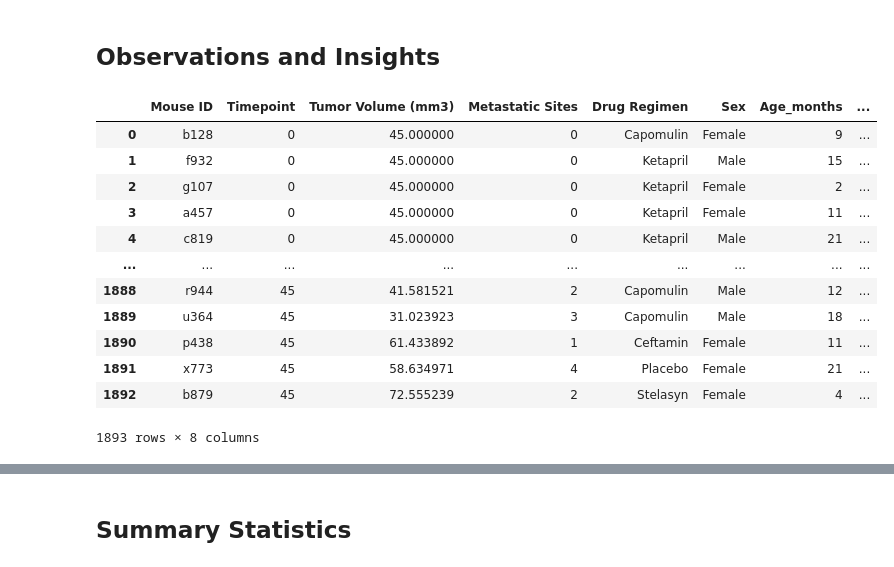
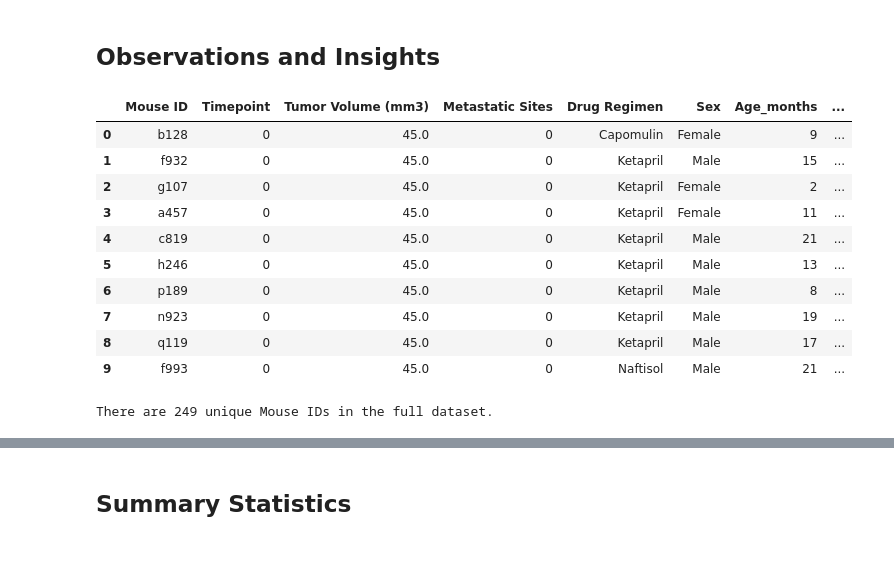
Before and after one commit to d-jimenez/Matplotlib-Challenge, a Jupyter notebook: Pymaceuticals/main.ipynb, the cells around one changed output, grey strips where cells are left out. Drawn from its saved outputs; the diff is of its cells as text; code cells hidden in the pictures.

```diff
--- a/Pymaceuticals/main.ipynb
+++ b/Pymaceuticals/main.ipynb
@@ -1,39 +1,43 @@
 # %% [markdown]
 ## Observations and Insights
 # %%
-# Dependencies and Setup
+# Import dependencies
 import matplotlib.pyplot as plt
 import pandas as pd
 import scipy.stats as sts
 import os
 import numpy as np
 from sklearn import datasets
 from scipy.stats import linregress
 
-# Study data files
+# Study data file paths
 mouse_metadata_path=os.path.join('data','Mouse_metadata.csv')
 study_results_path=os.path.join('data','Study_results.csv')
 
-# Read the mouse data and the study results
+# Read the mouse data and the study results as dataframes
 mouse_metadata_df = pd.read_csv(mouse_metadata_path)
 study_results_df = pd.read_csv(study_results_path)
 
 # Combine the data into a single datase
 full_mice_study_df=study_results_df.merge(mouse_metadata_df,how='left',on='Mouse ID')
 
 # Display the data table for preview
-full_mice_study_df
+full_mice_study_df.head(10)
 # %% [output]
 |  | Mouse ID | Timepoint | Tumor Volume (mm3) | Metastatic Sites | Drug Regimen | Sex | Age_months | ... |
-| 0 | b128 | 0 | 45.000000 | 0 | Capomulin | Female | 9 | ... |
-| 1 | f932 | 0 | 45.000000 | 0 | Ketapril | Male | 15 | ... |
-| 2 | g107 | 0 | 45.000000 | 0 | Ketapril | Female | 2 | ... |
-| 3 | a457 | 0 | 45.000000 | 0 | Ketapril | Female | 11 | ... |
-| 4 | c819 | 0 | 45.000000 | 0 | Ketapril | Male | 21 | ... |
-| ... | ... | ... | ... | ... | ... | ... | ... | ... |
-| 1888 | r944 | 45 | 41.581521 | 2 | Capomulin | Male | 12 | ... |
-| 1889 | u364 | 45 | 31.023923 | 3 | Capomulin | Male | 18 | ... |
-| 1890 | p438 | 45 | 61.433892 | 1 | Ceftamin | Female | 11 | ... |
-| 1891 | x773 | 45 | 58.634971 | 4 | Placebo | Female | 21 | ... |
-| 1892 | b879 | 45 | 72.555239 | 2 | Stelasyn | Female | 4 | ... |
+| 0 | b128 | 0 | 45.0 | 0 | Capomulin | Female | 9 | ... |
+| 1 | f932 | 0 | 45.0 | 0 | Ketapril | Male | 15 | ... |
+| 2 | g107 | 0 | 45.0 | 0 | Ketapril | Female | 2 | ... |
+| 3 | a457 | 0 | 45.0 | 0 | Ketapril | Female | 11 | ... |
+| 4 | c819 | 0 | 45.0 | 0 | Ketapril | Male | 21 | ... |
+| 5 | h246 | 0 | 45.0 | 0 | Ketapril | Male | 13 | ... |
+| 6 | p189 | 0 | 45.0 | 0 | Ketapril | Male | 8 | ... |
+| 7 | n923 | 0 | 45.0 | 0 | Ketapril | Male | 19 | ... |
+| 8 | q119 | 0 | 45.0 | 0 | Ketapril | Male | 17 | ... |
+| 9 | f993 | 0 | 45.0 | 0 | Naftisol | Male | 21 | ... |
-1893 rows × 8 columns
+# %%
+# Number of unique mice IDs in the full dataset
+full_mice_count=len(full_mice_study_df['Mouse ID'].value_counts())
+print(f'There are {full_mice_count} unique Mouse IDs in the full dataset.')
+# %% [output]
+There are 249 unique Mouse IDs in the full dataset.
```
Also changed, not shown: parts of 21 cells of this notebook.
